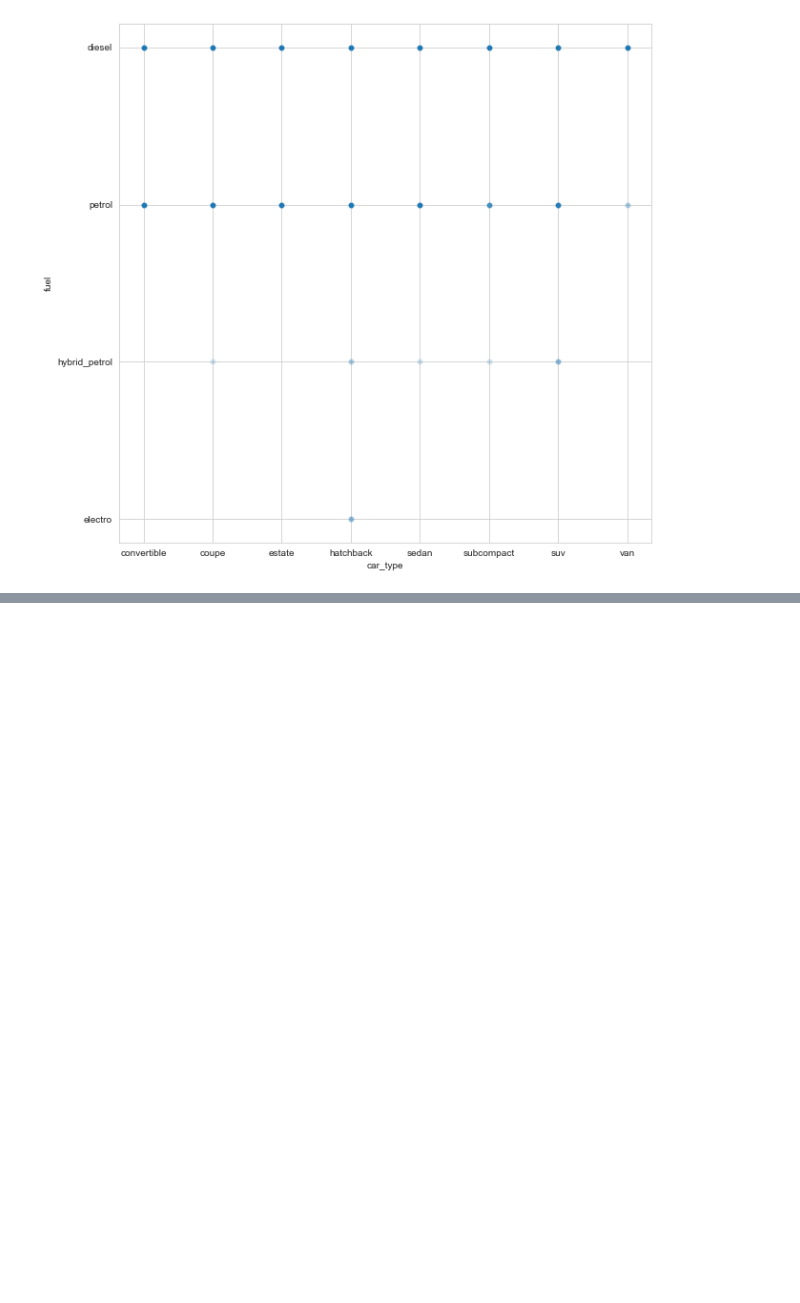
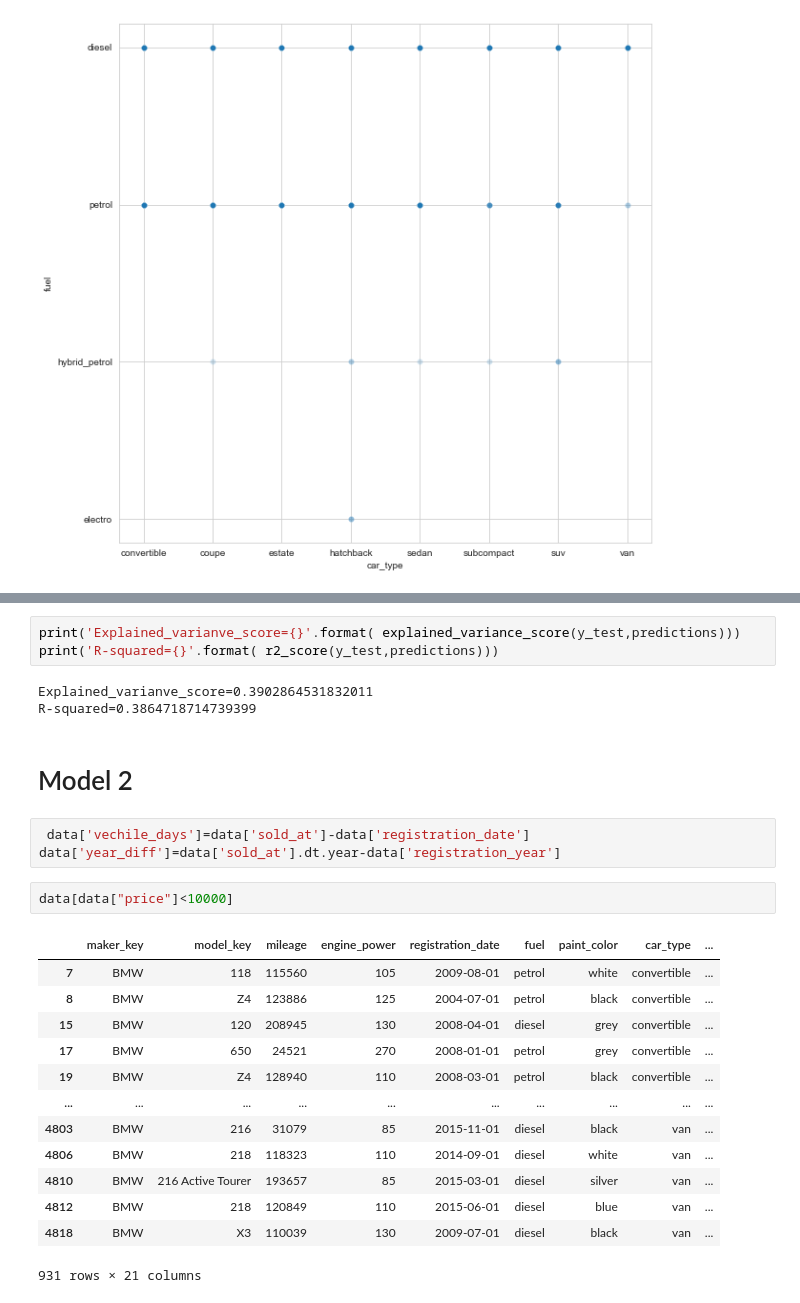
Before and after one commit to mustafaktaas/Python_DeepLearning, a Jupyter notebook: CarPricePredictionANN.ipynb, the cells around one changed output, grey strips where cells are left out. Cells and saved outputs as stored; diff of their text form; blank space fills up the shorter version.

```diff
--- a/CarPricePredictionANN.ipynb
+++ b/CarPricePredictionANN.ipynb
@@ -178,0 +350,27 @@ sns.scatterplot(data=data,x='car_type',y='fuel',alpha=0.2,x_jitter=0.2);
+# %%
+print('Explained_varianve_score={}'.format( explained_variance_score(y_test,predictions)))
+print('R-squared={}'.format( r2_score(y_test,predictions)))
+# %% [output]
+Explained_varianve_score=0.3902864531832011
+R-squared=0.3864718714739399
+# %% [markdown]
+# Model 2
+# %%
+ data['vechile_days']=data['sold_at']-data['registration_date']
+data['year_diff']=data['sold_at'].dt.year-data['registration_year']
+# %%
+data[data["price"]<10000]
+# %% [output]
+|  | maker_key | model_key | mileage | engine_power | registration_date | fuel | paint_color | car_type | ... |
+| 7 | BMW | 118 | 115560 | 105 | 2009-08-01 | petrol | white | convertible | ... |
+| 8 | BMW | Z4 | 123886 | 125 | 2004-07-01 | petrol | black | convertible | ... |
+| 15 | BMW | 120 | 208945 | 130 | 2008-04-01 | diesel | grey | convertible | ... |
+| 17 | BMW | 650 | 24521 | 270 | 2008-01-01 | petrol | grey | convertible | ... |
+| 19 | BMW | Z4 | 128940 | 110 | 2008-03-01 | petrol | black | convertible | ... |
+| ... | ... | ... | ... | ... | ... | ... | ... | ... | ... |
+| 4803 | BMW | 216 | 31079 | 85 | 2015-11-01 | diesel | black | van | ... |
+| 4806 | BMW | 218 | 118323 | 110 | 2014-09-01 | diesel | white | van | ... |
+| 4810 | BMW | 216 Active Tourer | 193657 | 85 | 2015-03-01 | diesel | silver | van | ... |
+| 4812 | BMW | 218 | 120849 | 110 | 2015-06-01 | diesel | blue | van | ... |
+| 4818 | BMW | X3 | 110039 | 130 | 2009-07-01 | diesel | black | van | ... |
+931 rows × 21 columns
```
Also changed, not shown: parts of 22 cells of this notebook.
